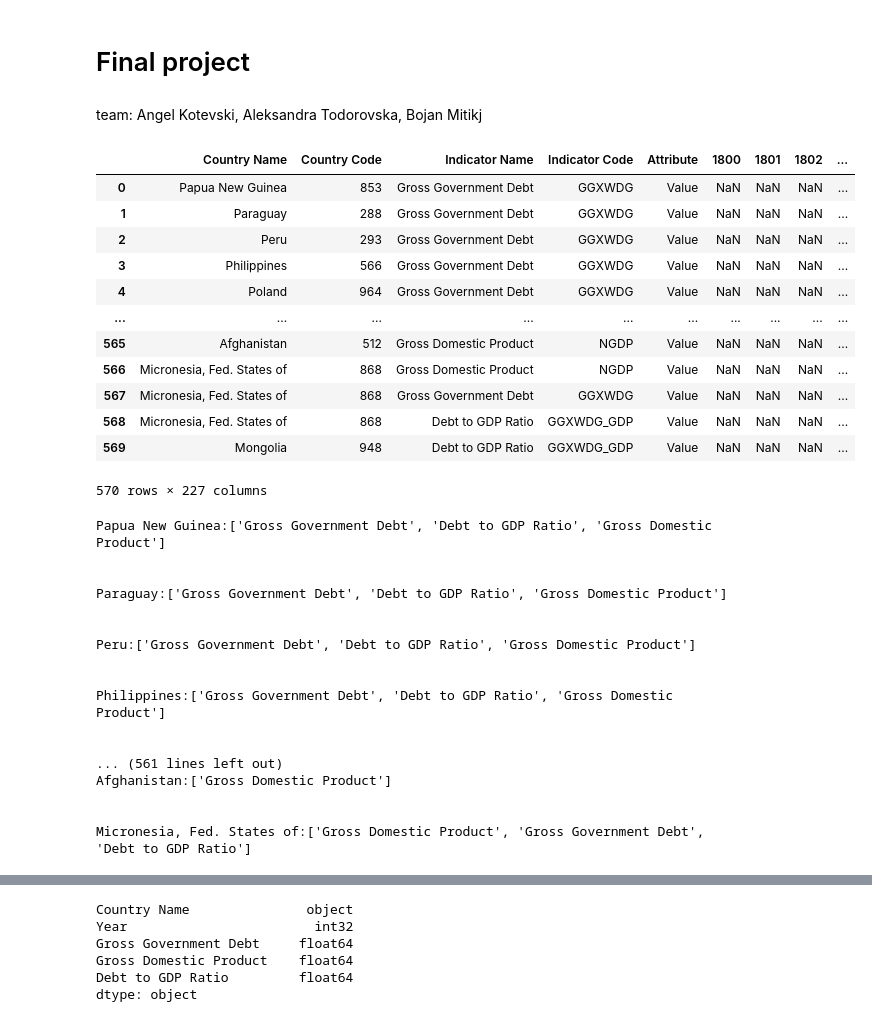
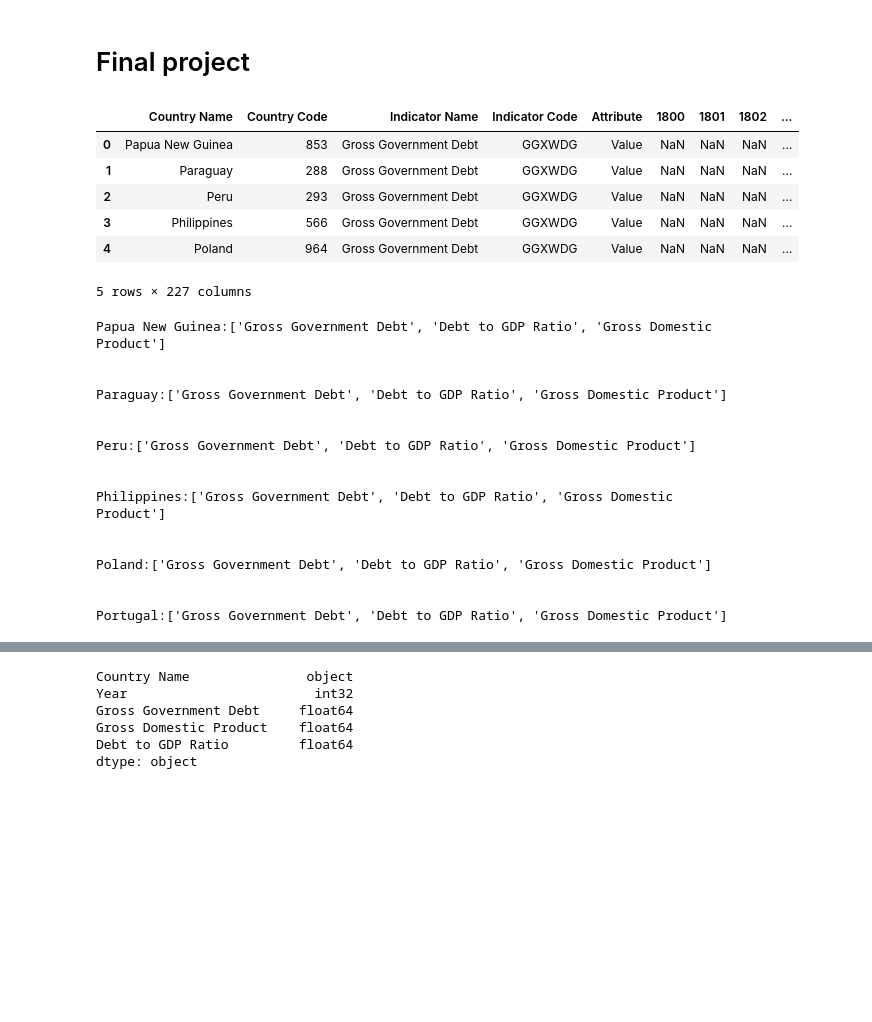
Before and after one commit to AngelKotevski/BrG7_Team4, a Jupyter notebook: Final project.ipynb, the cells around one changed output, grey strips where cells are left out. Drawn from its saved outputs; the diff is of its cells as text; code cells hidden in the pictures; blank space fills up the shorter version.

```diff
--- a/Final project.ipynb
+++ b/Final project.ipynb
@@ -1,7 +1,5 @@
 # %% [markdown]
 # Final project
-# %% [markdown]
-team: Angel Kotevski, Aleksandra Todorovska, Bojan Mitikj
 # %%
 import pandas as pd
 import os
@@ -24,21 +22,15 @@ np.random.seed(seed)
 tf.random.set_seed(seed)
 # %%
 origin_df=pd.read_csv("HPDD_06-13-2016 19-49-43-03_timeSeries.csv")
-origin_df
+origin_df.head(5)
 # %% [output]
 |  | Country Name | Country Code | Indicator Name | Indicator Code | Attribute | 1800 | 1801 | 1802 | ... |
 | 0 | Papua New Guinea | 853 | Gross Government Debt | GGXWDG | Value | NaN | NaN | NaN | ... |
 | 1 | Paraguay | 288 | Gross Government Debt | GGXWDG | Value | NaN | NaN | NaN | ... |
 | 2 | Peru | 293 | Gross Government Debt | GGXWDG | Value | NaN | NaN | NaN | ... |
 | 3 | Philippines | 566 | Gross Government Debt | GGXWDG | Value | NaN | NaN | NaN | ... |
 | 4 | Poland | 964 | Gross Government Debt | GGXWDG | Value | NaN | NaN | NaN | ... |
-| ... | ... | ... | ... | ... | ... | ... | ... | ... | ... |
-| 565 | Afghanistan | 512 | Gross Domestic Product | NGDP | Value | NaN | NaN | NaN | ... |
-| 566 | Micronesia, Fed. States of | 868 | Gross Domestic Product | NGDP | Value | NaN | NaN | NaN | ... |
-| 567 | Micronesia, Fed. States of | 868 | Gross Government Debt | GGXWDG | Value | NaN | NaN | NaN | ... |
-| 568 | Micronesia, Fed. States of | 868 | Debt to GDP Ratio | GGXWDG_GDP | Value | NaN | NaN | NaN | ... |
-| 569 | Mongolia | 948 | Debt to GDP Ratio | GGXWDG_GDP | Value | NaN | NaN | NaN | ... |
-570 rows × 227 columns
+5 rows × 227 columns
 # %%
 missing_indicators={}
 for (x,y) in zip(origin_df['Country Name'],origin_df['Indicator Name']):
@@ -46,8 +38,13 @@ for (x,y) in zip(origin_df['Country Name'],origin_df['Indicator Name']):
         missing_indicators[x].append(y)
     else:
         missing_indicators[x]=[y]
+
+f=0
 for i in missing_indicators:
+    f+=1
     print(f'{i}:{missing_indicators[i]}\n\n')
+    if f==6:
+        break
 # %% [output]
 Papua New Guinea:['Gross Government Debt', 'Debt to GDP Ratio', 'Gross Domestic Product']
 
@@ -61,11 +58,10 @@ Peru:['Gross Government Debt', 'Debt to GDP Ratio', 'Gross Domestic Product']
 Philippines:['Gross Government Debt', 'Debt to GDP Ratio', 'Gross Domestic Product']
 
 
-... (561 lines left out)
-Afghanistan:['Gross Domestic Product']
+Poland:['Gross Government Debt', 'Debt to GDP Ratio', 'Gross Domestic Product']
 
 
-Micronesia, Fed. States of:['Gross Domestic Product', 'Gross Government Debt', 'Debt to GDP Ratio']
+Portugal:['Gross Government Debt', 'Debt to GDP Ratio', 'Gross Domestic Product']
 # %%
 countries = origin_df['Country Name'].unique()
 indicators = origin_df['Indicator Name'].unique()
```
Also changed, not shown: parts of 4 cells of this notebook.
